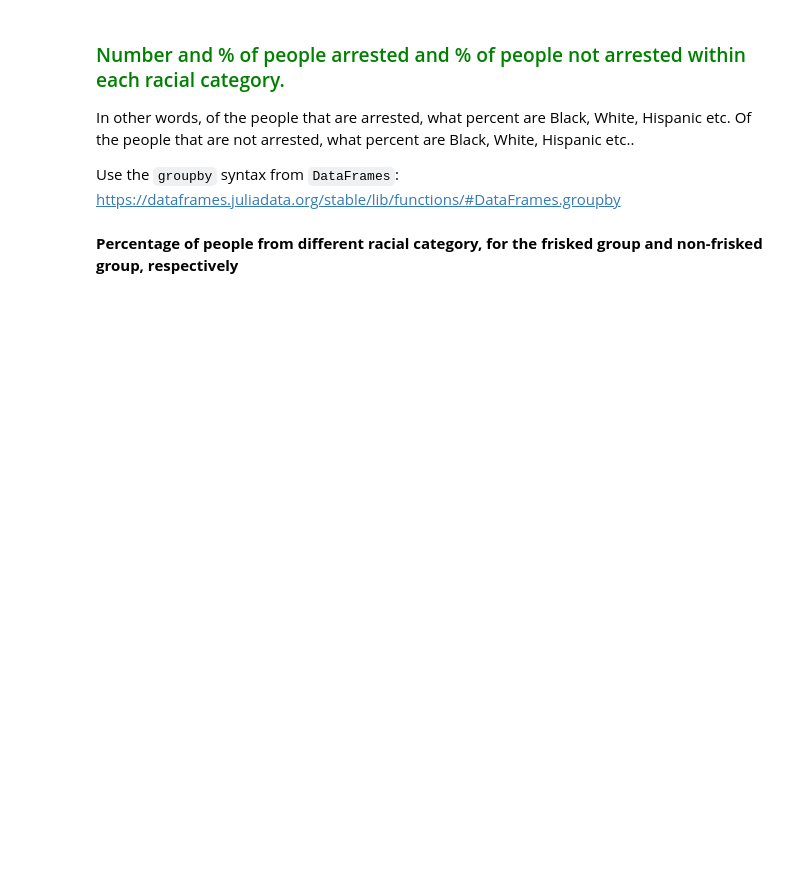
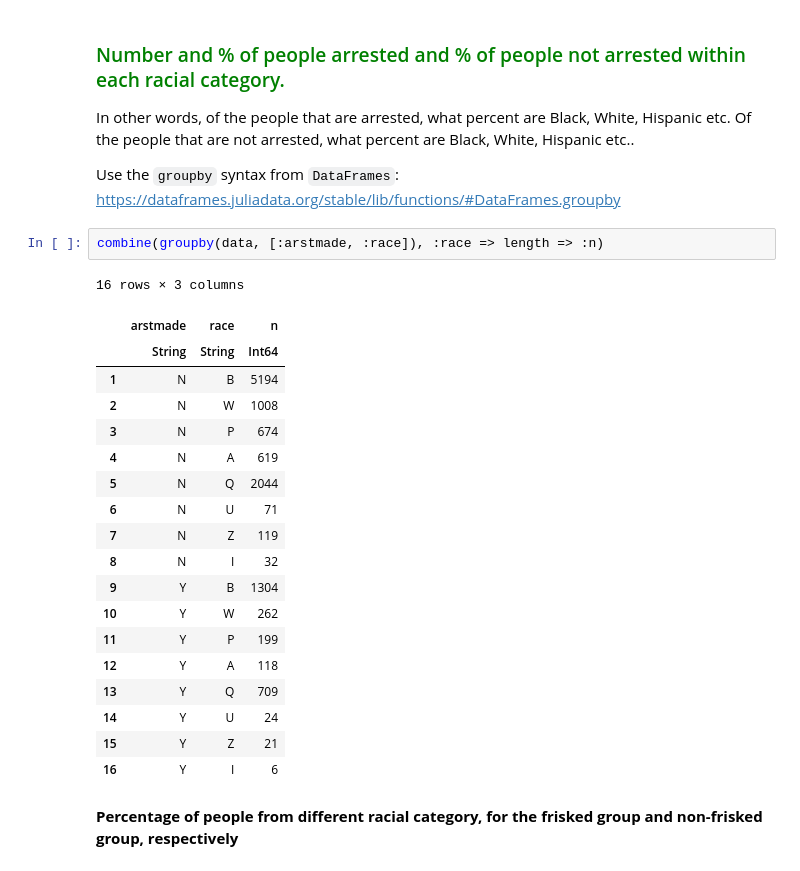
Before and after one commit to computational-social-science-zurich/sicss-zurich, a Jupyter notebook: notebooks/j1b-intro-data-analysis.ipynb, the cells around one changed output. Saved outputs shown, nothing was run; the diff lists cells and outputs as text; blank space fills up the shorter version.

```diff
--- a/notebooks/j1b-intro-data-analysis.ipynb
+++ b/notebooks/j1b-intro-data-analysis.ipynb
@@ -118,5 +150,27 @@ There seeems to be a missing variable: remove the observation
 In other words, of the people that are arrested, what percent are Black, White, Hispanic etc. Of the people that are not arrested, what percent are Black, White, Hispanic etc..
 
 Use the `groupby` syntax from `DataFrames`: https://dataframes.juliadata.org/stable/lib/functions/#DataFrames.groupby
+# %%
+combine(groupby(data, [:arstmade, :race]), :race => length => :n)
+# %% [output]
+16 rows × 3 columns
+|  | arstmade | race | n |
+|  | String | String | Int64 |
+| 1 | N | B | 5194 |
+| 2 | N | W | 1008 |
+| 3 | N | P | 674 |
+| 4 | N | A | 619 |
+| 5 | N | Q | 2044 |
+| 6 | N | U | 71 |
+| 7 | N | Z | 119 |
+| 8 | N | I | 32 |
+| 9 | Y | B | 1304 |
+| 10 | Y | W | 262 |
+| 11 | Y | P | 199 |
+| 12 | Y | A | 118 |
+| 13 | Y | Q | 709 |
+| 14 | Y | U | 24 |
+| 15 | Y | Z | 21 |
+| 16 | Y | I | 6 |
 # %% [markdown]
 **Percentage of people from different racial category, for the frisked group and non-frisked group, respectively**
```
Also changed, not shown: parts of 23 cells of this notebook.
